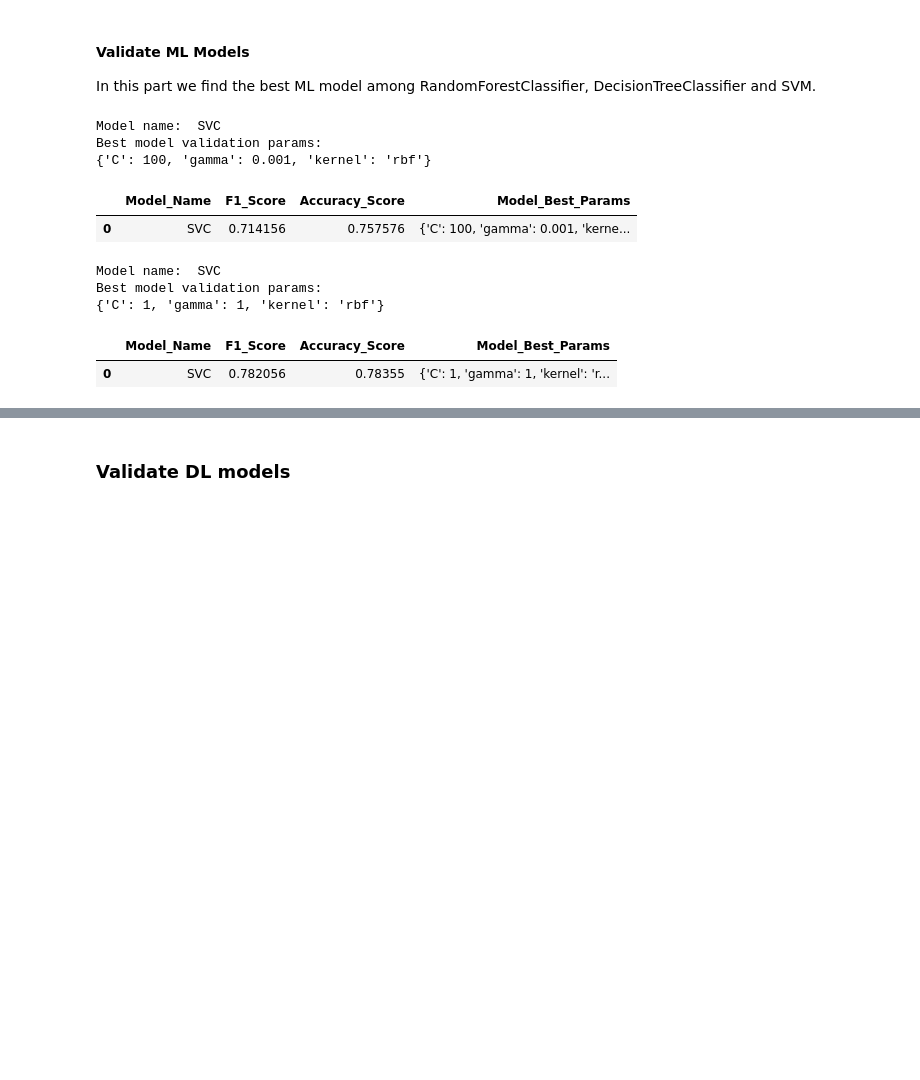
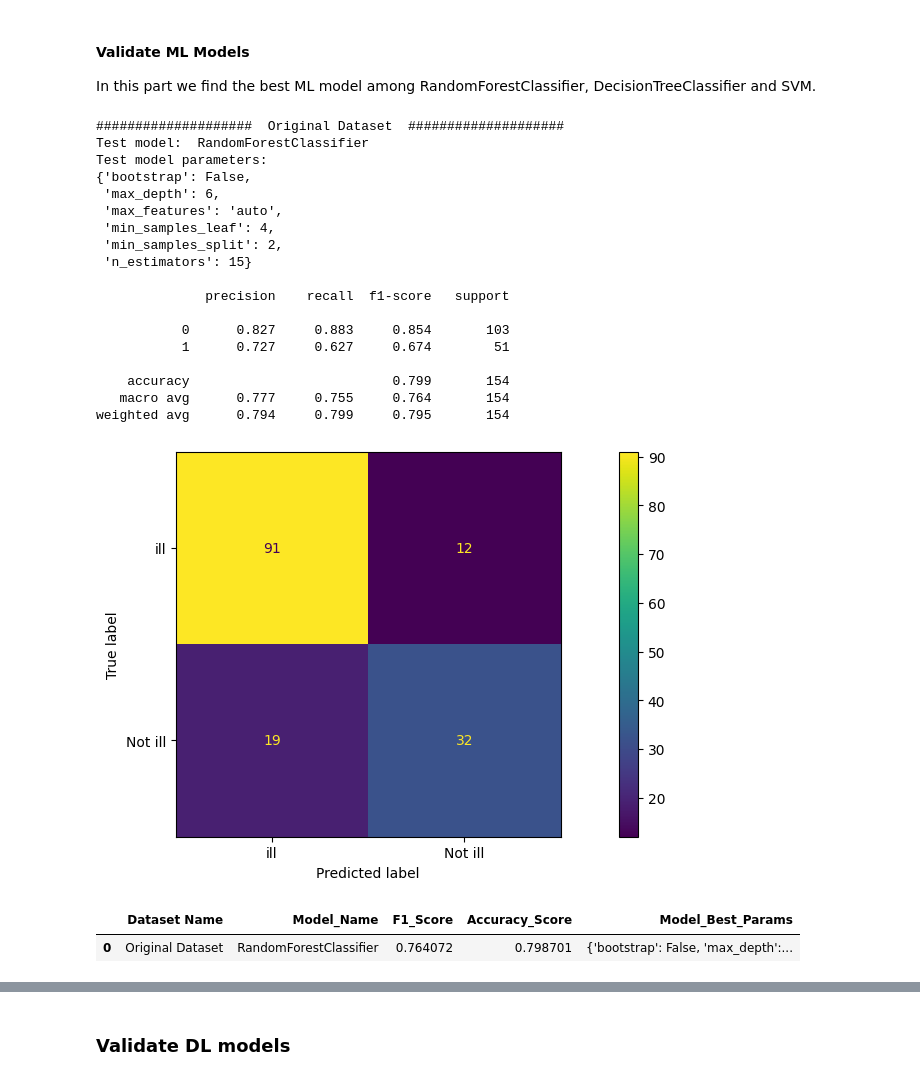
Before and after one commit to denysgerasymuk799/UCU_AI_Course_Project, a Jupyter notebook: 02_Diabet_Prediction_Models.ipynb, the cells around one changed output, grey strips where cells are left out. Cells and saved outputs as stored; diff of their text form; code cells hidden in the pictures; blank space fills up the shorter version.

Commit message:
changed pipeline for model comparison

```diff
--- a/02_Diabet_Prediction_Models.ipynb
+++ b/02_Diabet_Prediction_Models.ipynb
@@ -193,5 +209,9 @@ ros_X_train, ros_X_test, ros_y_train, ros_y_test = train_test_split(x_ros, y_ros
 # %% [markdown]
 ### Train and Validation
+# %%
+best_results_df = pd.DataFrame(columns=('Dataset Name', 'Model_Name', 'F1_Score',
+                                   'Accuracy_Score',
+                                   'Model_Best_Params'))
 # %%
 def folds_iterator(n_folds, samples_per_fold, size):
     """
@@ -224,6 +244,33 @@ def validate_model(model, x, y, params, n_folds, samples_per_fold):
            grid_search.cv_results_["mean_test_F1_Score"][best_index],\
            grid_search.cv_results_["mean_test_Accuracy_Score"][best_index],\
            grid_search.best_params_
+
+
+def test_evaluation(cur_best_model, model_name, cur_best_params,
+                    cur_x_train, cur_y_train, cur_x_test, cur_y_test,
+                    dataset_title, show_plots, debug_mode):
+    cur_best_model.fit(cur_x_train, cur_y_train.values.ravel()) # refit model on the whole train set
+    cur_model_pred = cur_best_model.predict(cur_x_test)
+    test_f1_score = f1_score(cur_y_test, cur_model_pred, average='macro')
+    test_accuracy = accuracy_score(cur_y_test, cur_model_pred)
+
+    if debug_mode:
+        print("#" * 20, f' {dataset_title} ', "#" * 20)
+        print('Test model: ', model_name)
+        print('Test model parameters:')
+        pprint(cur_best_params)
+
+        # print the scores
+        print()
+        print(classification_report(cur_y_test, cur_model_pred, digits=3))
+
+        if show_plots:
+            # plot the confusion matrix
+            cm = confusion_matrix(cur_y_test, cur_model_pred, labels=cur_best_model.classes_)
+            disp = ConfusionMatrixDisplay(confusion_matrix=cm, display_labels=["ill", "Not ill"])
+            disp.plot()
+            plt.show()
+    return test_f1_score, test_accuracy
 # %% [markdown]
 #### Validate ML Models
 
@@ -334,23 +386,28 @@ def validate_ML_models(X, y, show_plots, debug_mode):
 # %%
-ML_results_df, best_model, best_model_name, best_params = validate_ML_models(X_train, y_train, show_plots=False, debug_mode=True)
+ML_results_df = validate_ML_models(best_results_df, X_train, y_train, X_test, y_test, "Original Dataset", show_plots=True, debug_mode=True)
+ML_results_df
 # %% [output]
-Model name:  SVC
-Best model validation params:
-{'C': 100, 'gamma': 0.001, 'kernel': 'rbf'}
+####################  Original Dataset  ####################
+Test model:  RandomForestClassifier
+Test model parameters:
+{'bootstrap': False,
+ 'max_depth': 6,
+ 'max_features': 'auto',
+ 'min_samples_leaf': 4,
+ 'min_samples_split': 2,
+ 'n_estimators': 15}
+
+              precision    recall  f1-score   support
+
+           0      0.827     0.883     0.854       103
+           1      0.727     0.627     0.674        51
+
+    accuracy                          0.799       154
+   macro avg      0.777     0.755     0.764       154
+weighted avg      0.794     0.799     0.795       154
+[figure, added]
+|  | Dataset Name | Model_Name | F1_Score | Accuracy_Score | Model_Best_Params |
+| 0 | Original Dataset | RandomForestClassifier | 0.764072 | 0.798701 | {'bootstrap': False, 'max_depth':... |
-# %%
-ML_results_df
-# %% [output]
-|  | Model_Name | F1_Score | Accuracy_Score | Model_Best_Params |
-| 0 | SVC | 0.714156 | 0.757576 | {'C': 100, 'gamma': 0.001, 'kerne... |
 # %%
-balanced_ML_results_df, balanced_best_model, balanced_best_model_name, balanced_best_params =\
-    validate_ML_models(ros_X_train, ros_y_train, show_plots=False, debug_mode=True)
+ros_ML_results_df = validate_ML_models(best_results_df, ros_X_train, ros_y_train, ros_X_test, ros_y_test, "ROS Dataset", show_plots=True, debug_mode=True)
+ros_ML_results_df
-# %% [output]
-Model name:  SVC
-Best model validation params:
-{'C': 1, 'gamma': 1, 'kernel': 'rbf'}
-# %%
-balanced_ML_results_df
-# %% [output]
-|  | Model_Name | F1_Score | Accuracy_Score | Model_Best_Params |
-| 0 | SVC | 0.782056 | 0.78355 | {'C': 1, 'gamma': 1, 'kernel': 'r... |
```
Also changed, not shown: parts of 13 cells of this notebook.
